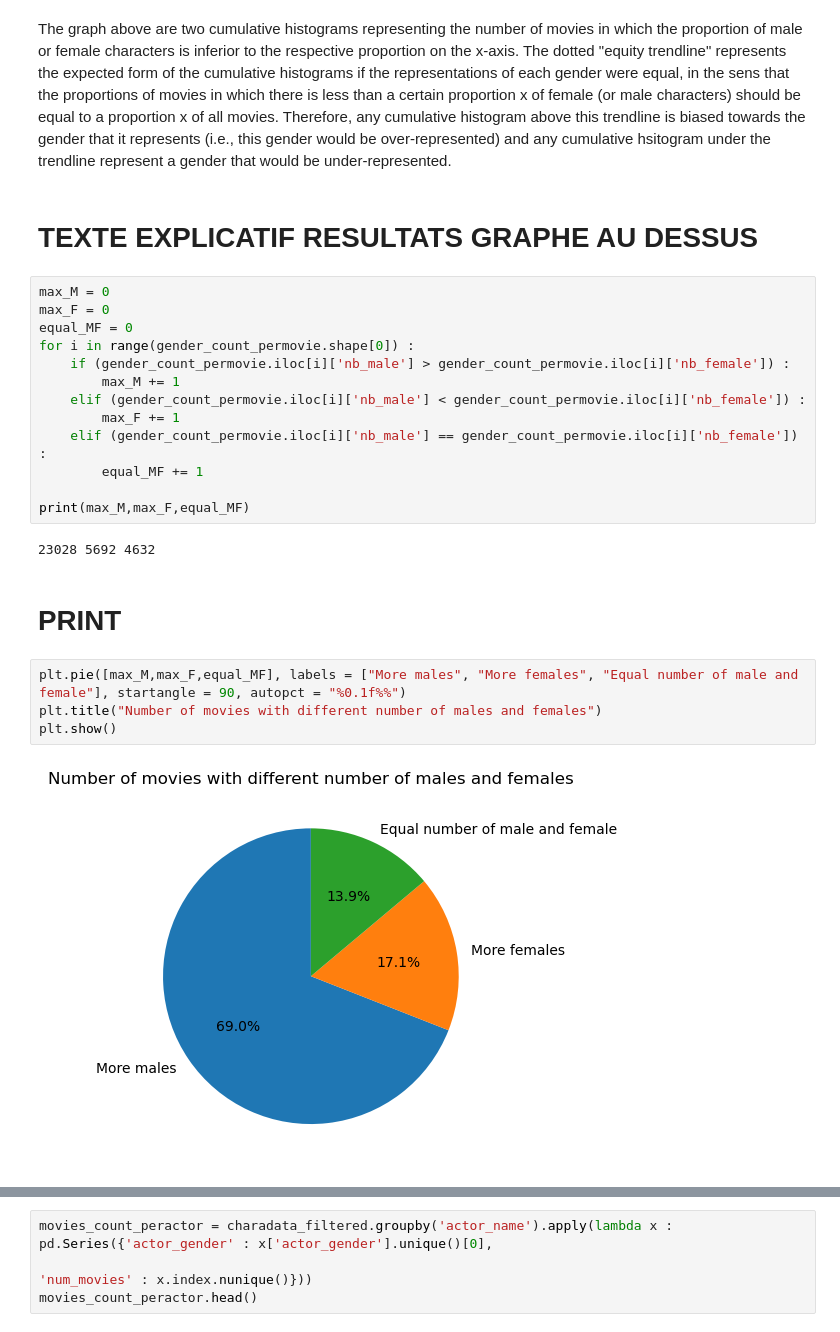
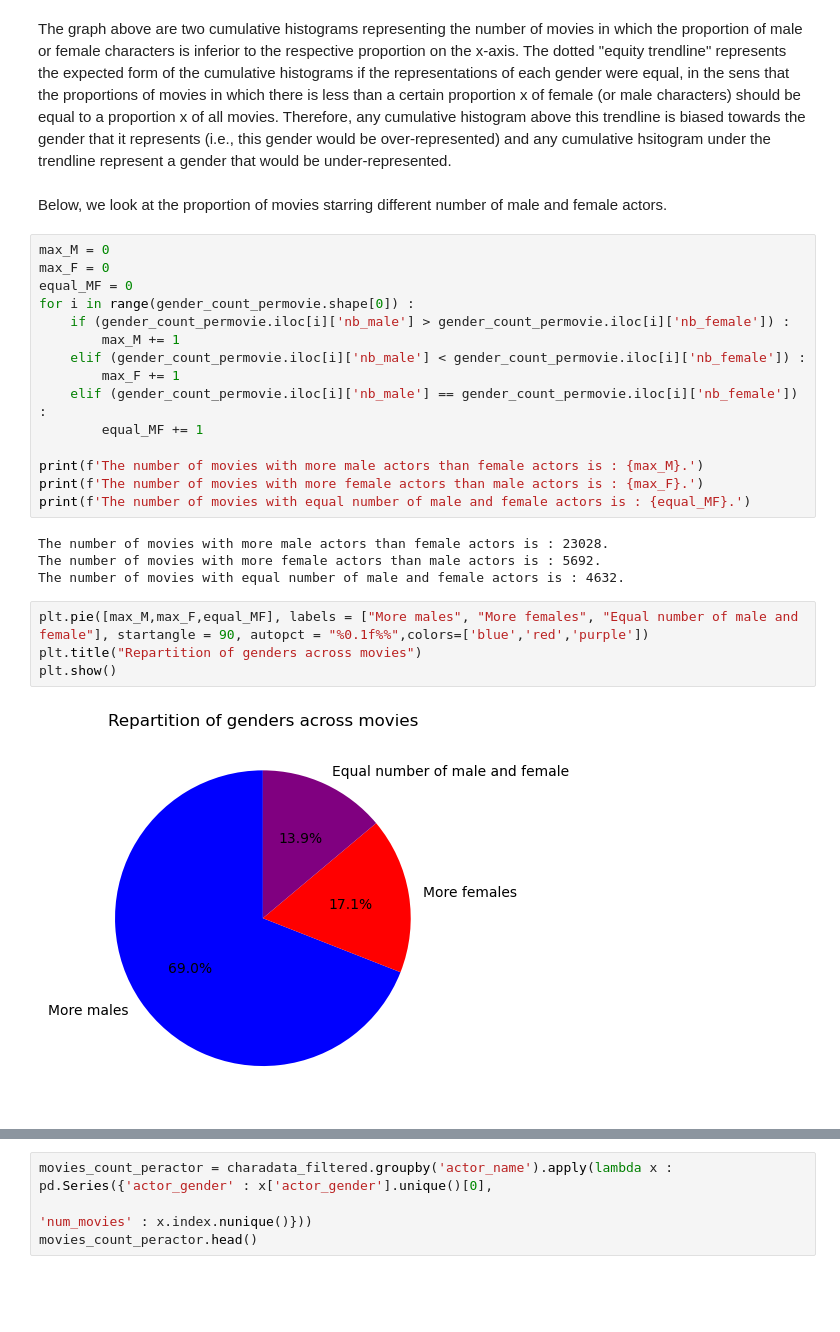
Before and after one commit to epfl-ada/ada-2022-project-nonansland22, a Jupyter notebook: Project_NoNansLand.ipynb, the cells around one changed output, grey strips where cells are left out. Saved outputs shown, nothing was run; the diff lists cells and outputs as text; blank space fills up the shorter version.

Commit message:
Enhancing of labeling and explainations

```diff
--- a/Project_NoNansLand.ipynb
+++ b/Project_NoNansLand.ipynb
@@ -225,7 +225,7 @@ plt.show()
 # %% [markdown]
 The graph above are two cumulative histograms representing the number of movies in which the proportion of male or female characters is inferior to the respective proportion on the x-axis. The dotted "equity trendline" represents the expected form of the cumulative histograms if the representations of each gender were equal, in the sens that the proportions of movies in which there is less than a certain proportion x of female (or male characters) should be equal to a proportion x of all movies. Therefore, any cumulative histogram above this trendline is biased towards the gender that it represents (i.e., this gender would be over-represented) and any cumulative hsitogram under the trendline represent a gender that would be under-represented.
-# %% [markdown]
-# TEXTE EXPLICATIF RESULTATS GRAPHE AU DESSUS
+# %% [markdown]
+Below, we look at the proportion of movies starring different number of male and female actors.
 # %%
 max_M = 0
 max_F = 0
@@ -238,14 +238,16 @@ for i in range(gender_count_permovie.shape[0]) :
     elif (gender_count_permovie.iloc[i]['nb_male'] == gender_count_permovie.iloc[i]['nb_female']) :
         equal_MF += 1
 
-print(max_M,max_F,equal_MF)
+print(f'The number of movies with more male actors than female actors is : {max_M}.')
+print(f'The number of movies with more female actors than male actors is : {max_F}.')
+print(f'The number of movies with equal number of male and female actors is : {equal_MF}.')
 # %% [output]
-23028 5692 4632
+The number of movies with more male actors than female actors is : 23028.
+The number of movies with more female actors than male actors is : 5692.
+The number of movies with equal number of male and female actors is : 4632.
-# %% [markdown]
-# PRINT
 # %%
-plt.pie([max_M,max_F,equal_MF], labels = ["More males", "More females", "Equal number of male and female"], startangle = 90, autopct = "%0.1f%%")
-plt.title("Number of movies with different number of males and females")
+plt.pie([max_M,max_F,equal_MF], labels = ["More males", "More females", "Equal number of male and female"], startangle = 90, autopct = "%0.1f%%",colors=['blue','red','purple'])
+plt.title("Repartition of genders across movies")
 plt.show()
 # %% [output]
-[figure, old version]
+[figure, new version]
```
Also changed, not shown: parts of 23 cells of this notebook.
